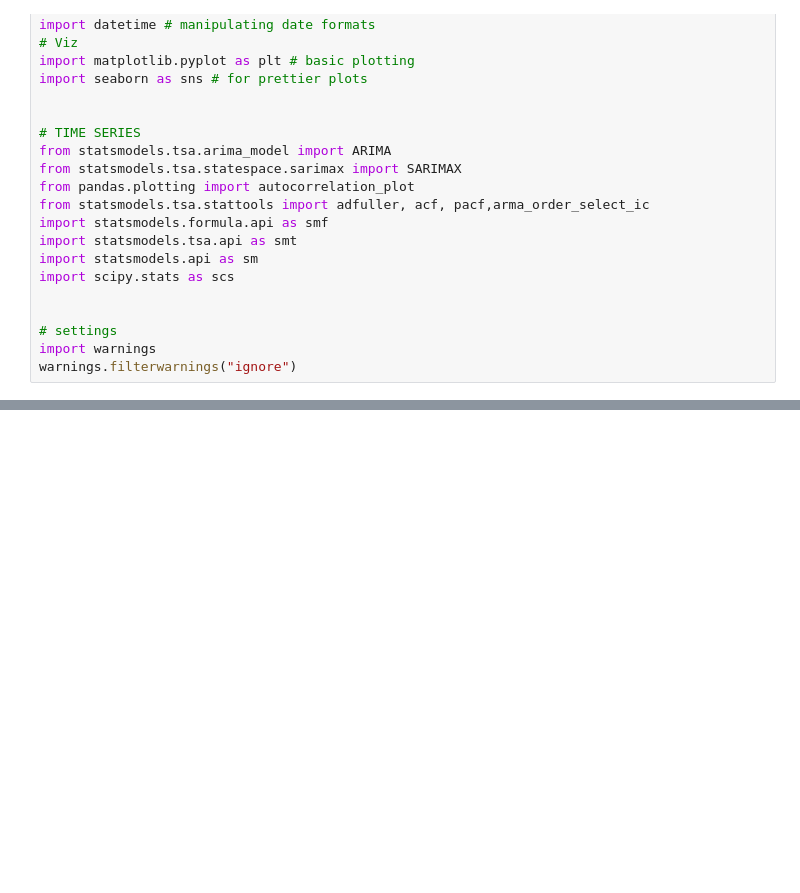
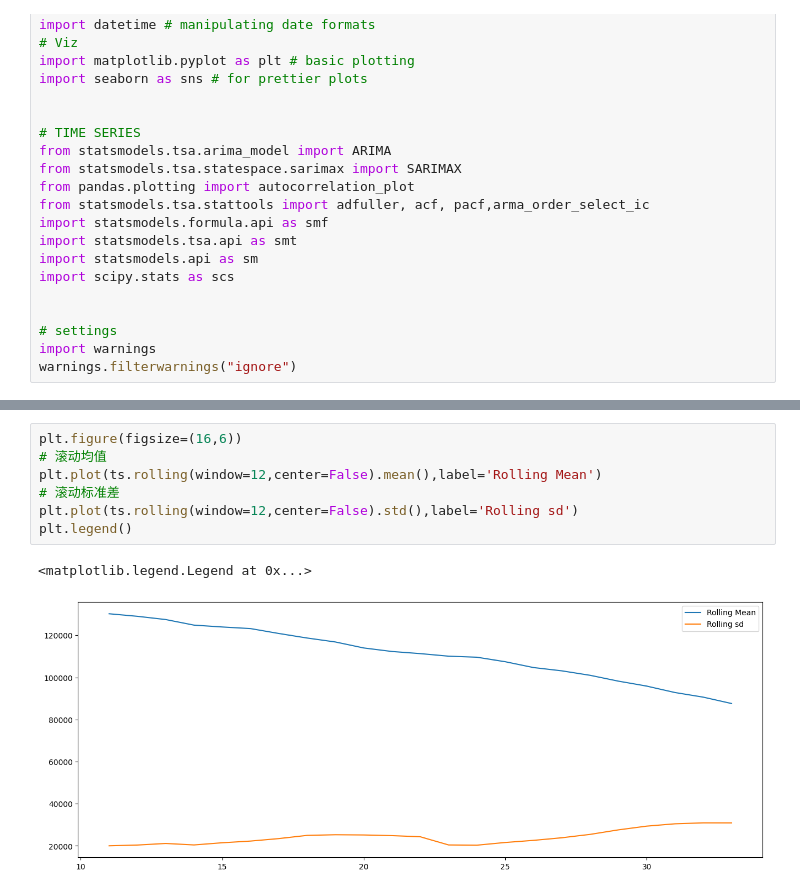
Before and after one commit to LHY-UESTC/Data-Mining, a Jupyter notebook: Predict Future Sales/Predict-Future-Sales.ipynb, the cells around one changed output, grey strips where cells are left out. Saved outputs shown, nothing was run; the diff lists cells and outputs as text; blank space fills up the shorter version.

```diff
--- a/Predict Future Sales/Predict-Future-Sales.ipynb
+++ b/Predict Future Sales/Predict-Future-Sales.ipynb
@@ -39,0 +142,10 @@ warnings.filterwarnings("ignore")
+# %%
+plt.figure(figsize=(16,6))
+# 滚动均值
+plt.plot(ts.rolling(window=12,center=False).mean(),label='Rolling Mean')
+# 滚动标准差
+plt.plot(ts.rolling(window=12,center=False).std(),label='Rolling sd')
+plt.legend()
+# %% [output]
+<matplotlib.legend.Legend at 0x...>
+[figure, added]
```
Also changed, not shown: parts of 9 cells of this notebook.
